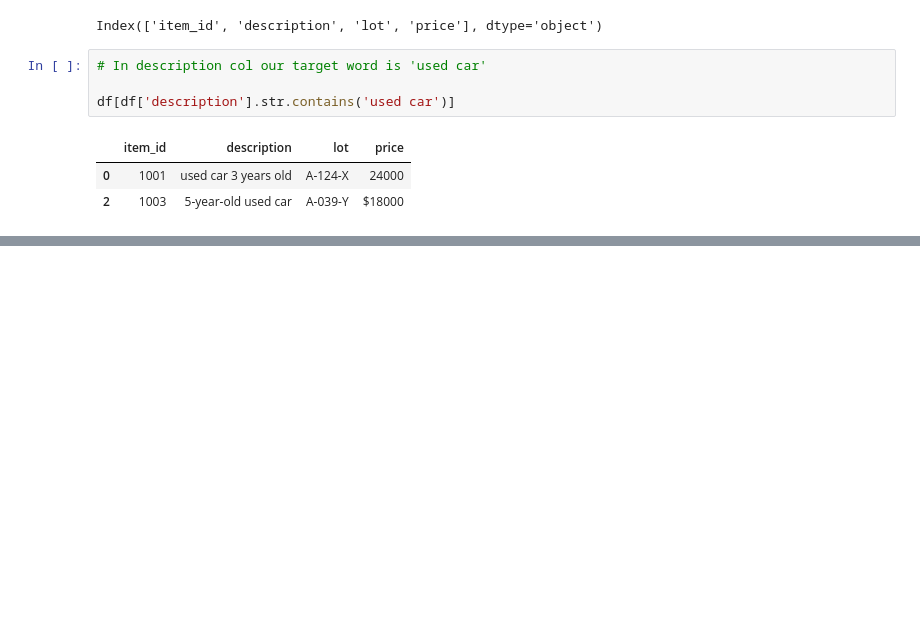
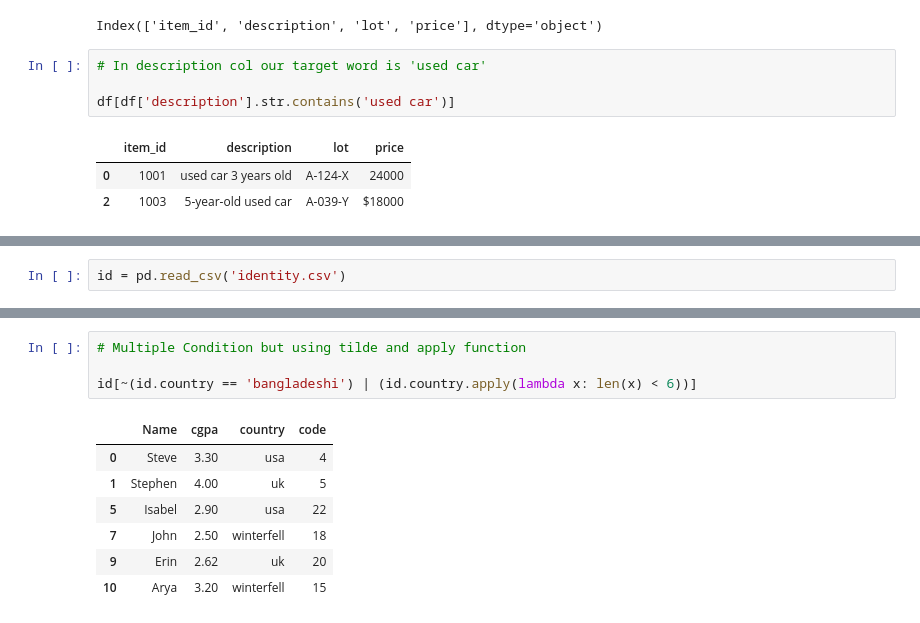
Before and after one commit to ShakilM26/Pandas, a Jupyter notebook: some_data_filtering.ipynb, the cells around one changed output, grey strips where cells are left out. Cells and saved outputs as stored; diff of their text form; blank space fills up the shorter version.

```diff
--- a/some_data_filtering.ipynb
+++ b/some_data_filtering.ipynb
@@ -34,0 +54,2 @@ df[df['description'].apply(lambda x: len(x) > 12)]
+# %%
+id = pd.read_csv('identity.csv')
@@ -34,0 +86,12 @@ df[df['description'].apply(lambda x: len(x) > 12)]
+# %%
+# Multiple Condition but using tilde and apply function
+
+id[~(id.country == 'bangladeshi') | (id.country.apply(lambda x: len(x) < 6))]
+# %% [output]
+|  | Name | cgpa | country | code |
+| 0 | Steve | 3.30 | usa | 4 |
+| 1 | Stephen | 4.00 | uk | 5 |
+| 5 | Isabel | 2.90 | usa | 22 |
+| 7 | John | 2.50 | winterfell | 18 |
+| 9 | Erin | 2.62 | uk | 20 |
+| 10 | Arya | 3.20 | winterfell | 15 |
```
Also changed, not shown: parts of 13 cells of this notebook.
